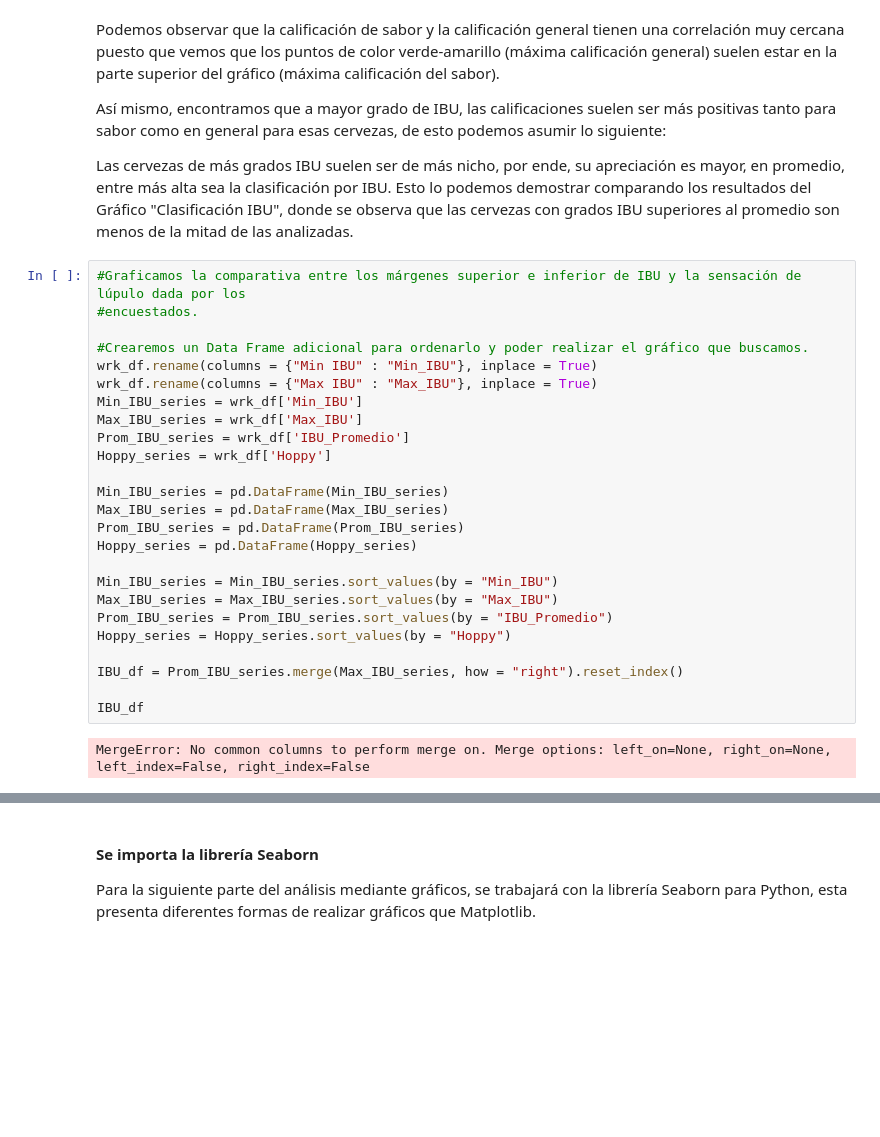
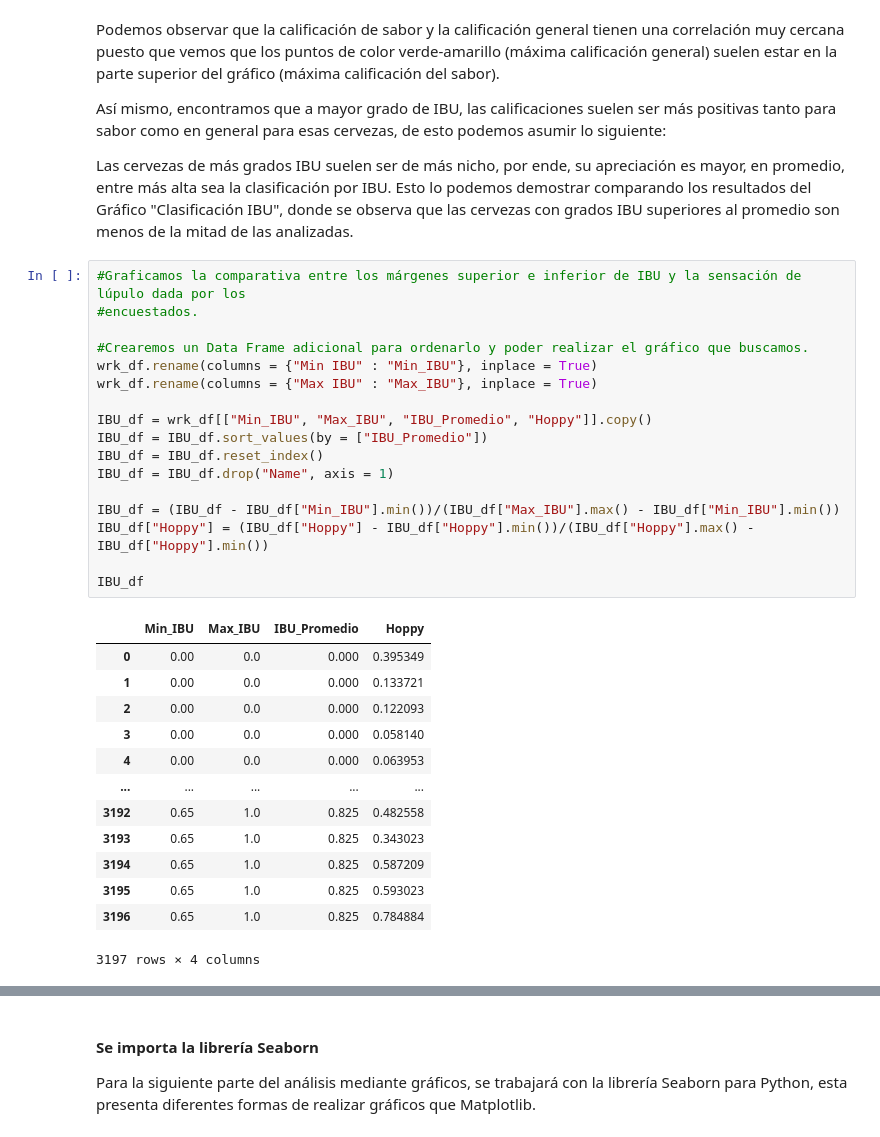
Before and after one commit to JMRRT1992/Coderhouse, a Jupyter notebook: Proyecto/Data/Raw/Entrega 2/vizualizacion_ReyesRetanaT.ipynb, the cells around one changed output, grey strips where cells are left out. Drawn from its saved outputs; the diff is of its cells as text; blank space fills up the shorter version.

```diff
--- a/Proyecto/Data/Raw/Entrega 2/vizualizacion_ReyesRetanaT.ipynb
+++ b/Proyecto/Data/Raw/Entrega 2/vizualizacion_ReyesRetanaT.ipynb
@@ -407,27 +407,31 @@ Las cervezas de más grados IBU suelen ser de más nicho, por ende, su apreciaci
 # %%
 #Graficamos la comparativa entre los márgenes superior e inferior de IBU y la sensación de lúpulo dada por los
 #encuestados.
 
 #Crearemos un Data Frame adicional para ordenarlo y poder realizar el gráfico que buscamos.
 wrk_df.rename(columns = {"Min IBU" : "Min_IBU"}, inplace = True)
 wrk_df.rename(columns = {"Max IBU" : "Max_IBU"}, inplace = True)
-Min_IBU_series = wrk_df['Min_IBU']
-Max_IBU_series = wrk_df['Max_IBU']
-Prom_IBU_series = wrk_df['IBU_Promedio']
-Hoppy_series = wrk_df['Hoppy']
 
-Min_IBU_series = pd.DataFrame(Min_IBU_series)
-Max_IBU_series = pd.DataFrame(Max_IBU_series)
-Prom_IBU_series = pd.DataFrame(Prom_IBU_series)
-Hoppy_series = pd.DataFrame(Hoppy_series)
+IBU_df = wrk_df[["Min_IBU", "Max_IBU", "IBU_Promedio", "Hoppy"]].copy()
+IBU_df = IBU_df.sort_values(by = ["IBU_Promedio"])
+IBU_df = IBU_df.reset_index()
+IBU_df = IBU_df.drop("Name", axis = 1)
 
-Min_IBU_series = Min_IBU_series.sort_values(by = "Min_IBU")
-Max_IBU_series = Max_IBU_series.sort_values(by = "Max_IBU")
-Prom_IBU_series = Prom_IBU_series.sort_values(by = "IBU_Promedio")
-Hoppy_series = Hoppy_series.sort_values(by = "Hoppy")
-
-IBU_df = Prom_IBU_series.merge(Max_IBU_series, how = "right").reset_index()
+IBU_df = (IBU_df - IBU_df["Min_IBU"].min())/(IBU_df["Max_IBU"].max() - IBU_df["Min_IBU"].min())
+IBU_df["Hoppy"] = (IBU_df["Hoppy"] - IBU_df["Hoppy"].min())/(IBU_df["Hoppy"].max() - IBU_df["Hoppy"].min())
 
 IBU_df
 # %% [output]
+|  | Min_IBU | Max_IBU | IBU_Promedio | Hoppy |
+| 0 | 0.00 | 0.0 | 0.000 | 0.395349 |
+| 1 | 0.00 | 0.0 | 0.000 | 0.133721 |
+| 2 | 0.00 | 0.0 | 0.000 | 0.122093 |
+| 3 | 0.00 | 0.0 | 0.000 | 0.058140 |
+| 4 | 0.00 | 0.0 | 0.000 | 0.063953 |
+| ... | ... | ... | ... | ... |
+| 3192 | 0.65 | 1.0 | 0.825 | 0.482558 |
+| 3193 | 0.65 | 1.0 | 0.825 | 0.343023 |
+| 3194 | 0.65 | 1.0 | 0.825 | 0.587209 |
+| 3195 | 0.65 | 1.0 | 0.825 | 0.593023 |
+| 3196 | 0.65 | 1.0 | 0.825 | 0.784884 |
-MergeError: No common columns to perform merge on. Merge options: left_on=None, right_on=None, left_index=False, right_index=False
+3197 rows × 4 columns
```
Also changed, not shown: parts of 11 cells of this notebook.
